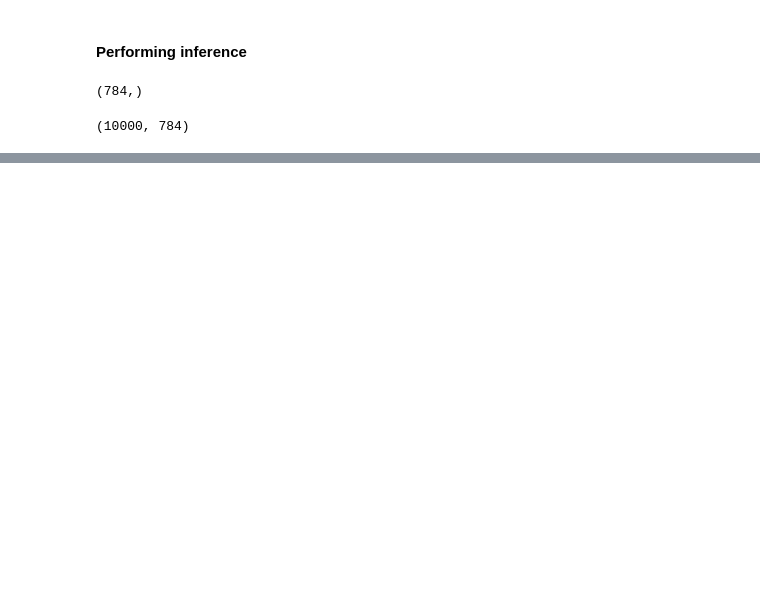
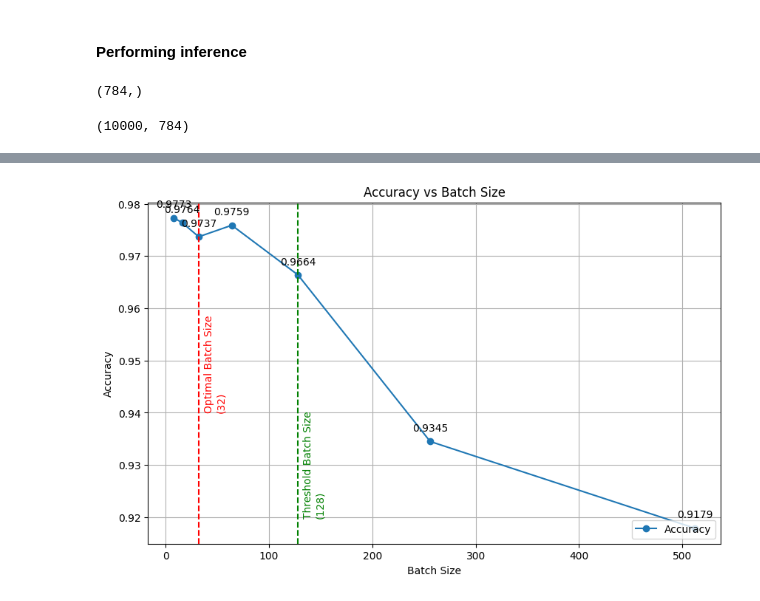
Before and after one commit to Andrzej-Swietek/AGH-Deep-Learning-CUDA, a Jupyter notebook: 01-Shallow-Models/class_shallow_net_in_tensorflow_KPI_S24.ipynb, the cells around one changed output, grey strips where cells are left out. Drawn from its saved outputs; the diff is of its cells as text; code cells hidden in the pictures; blank space fills up the shorter version.

```diff
--- a/01-Shallow-Models/class_shallow_net_in_tensorflow_KPI_S24.ipynb
+++ b/01-Shallow-Models/class_shallow_net_in_tensorflow_KPI_S24.ipynb
@@ -272,0 +307,50 @@ text 3 activtion functions - 2 weeks
+# %%
+# Calculate change in accuracy from previous batch size
+
+# Data
+batch_sizes = [512, 256, 128, 64, 32, 16, 8]
+accuracies = [0.9179, 0.9345, 0.9664, 0.9759, 0.9737, 0.9764, 0.9773]
+
+# Calculate accuracy growth rate
+batch_sizes_np = np.array(batch_sizes)
+accuracies_np = np.array(accuracies)
+accuracy_growth_rate = np.gradient(accuracies_np) / np.gradient(batch_sizes_np)
+
+# Find the index where accuracy growth rate is highest
+optimal_index = np.argmax(accuracy_growth_rate)
+optimal_batch_size = batch_sizes[optimal_index]
+optimal_accuracy = accuracies[optimal_index]
+
+# Calculate the threshold covering at least 96% of the correct value
+threshold = 0.96 * optimal_accuracy
+index_below_threshold = next((i for i, acc in enumerate(accuracies) if acc >= threshold), None)
+optimal_batch_size_threshold = batch_sizes[index_below_threshold]
+
+# Plot
+plt.figure(figsize=(10, 6))
+plt.plot(batch_sizes, accuracies, marker='o', linestyle='-')
+
+# Title and labels
+plt.title('Accuracy vs Batch Size')
+plt.xlabel('Batch Size')
+plt.ylabel('Accuracy')
+plt.grid(True)
+
+# Add labels to data points
+for i, txt in enumerate(accuracies):
+    plt.annotate(f'{txt:.4f}', (batch_sizes[i], accuracies[i]), textcoords="offset points", xytext=(0,10), ha='center')
+
+# Add legend
+plt.legend(['Accuracy'], loc='lower right')
+
+# Add vertical lines for both maximum accuracy and threshold
+plt.axvline(x=optimal_batch_size, color='r', linestyle='--')
+plt.text(optimal_batch_size + 5, optimal_accuracy - 0.015, f'Optimal Batch Size\n({optimal_batch_size})', rotation=90, color='r', verticalalignment='top')
+
+plt.axvline(x=optimal_batch_size_threshold, color='g', linestyle='--')
+plt.text(optimal_batch_size_threshold + 5, threshold - 0.015, f'Threshold Batch Size\n({optimal_batch_size_threshold})', rotation=90, color='g', verticalalignment='bottom')
+
+# Show plot
+plt.show()
+# %% [output]
+[figure, added]
```
Also changed, not shown: parts of 23 cells of this notebook.
